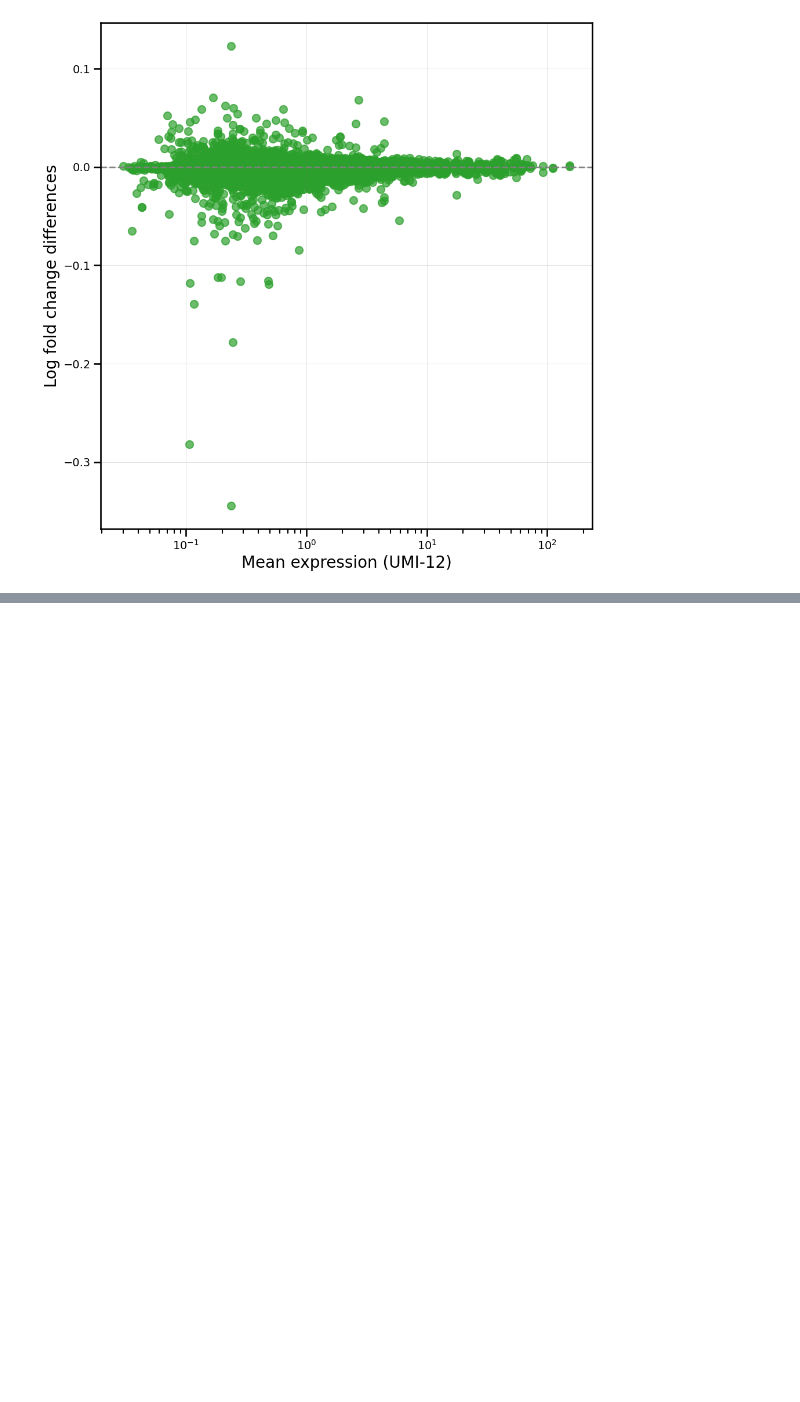
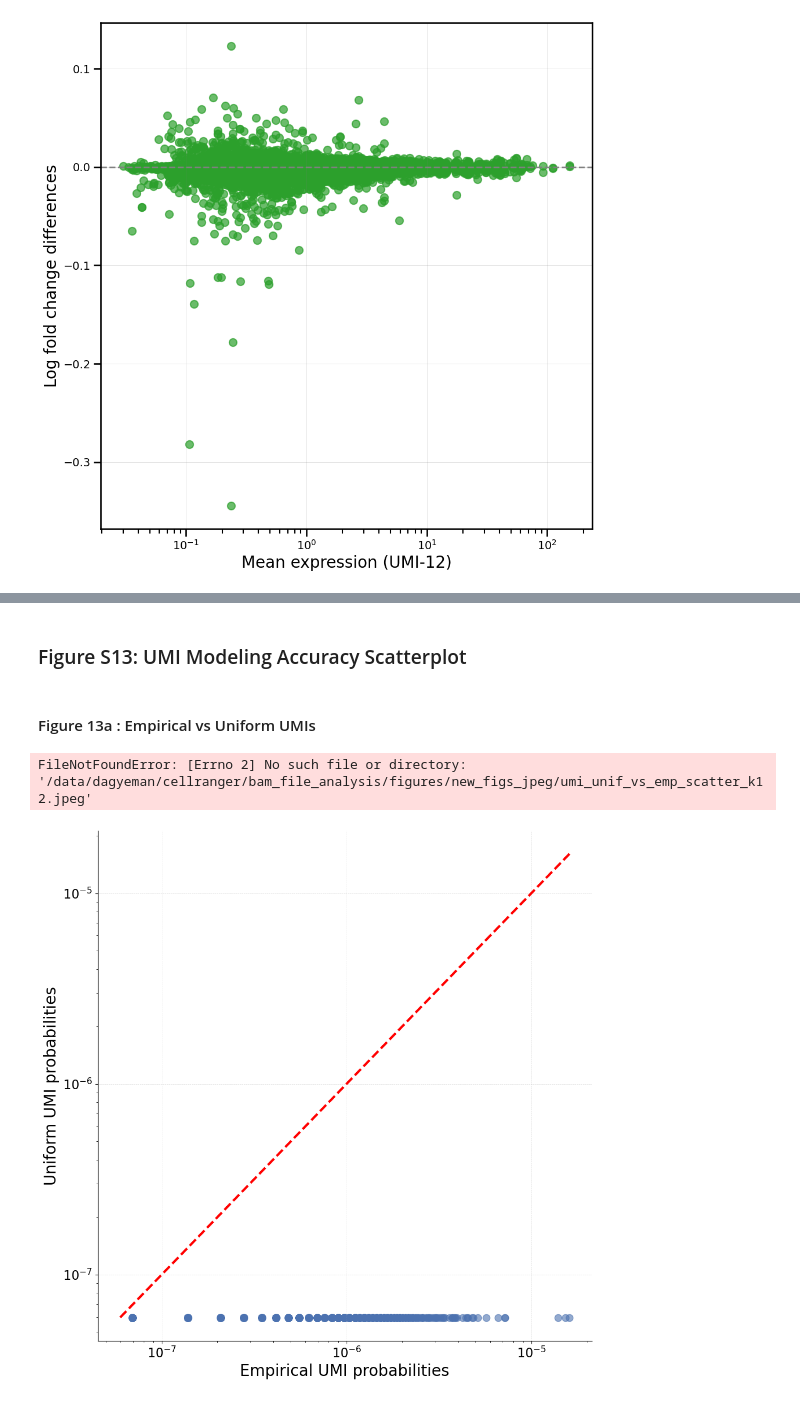
Before and after one commit to agdylan/minimal_UMIs, a Jupyter notebook: main_scripts/manuscript_plot_code.ipynb, the cells around one changed output, grey strips where cells are left out. Cells and saved outputs as stored; diff of their text form; code cells hidden in the pictures; blank space fills up the shorter version.

```diff
--- a/main_scripts/manuscript_plot_code.ipynb
+++ b/main_scripts/manuscript_plot_code.ipynb
@@ -1450,0 +1474,74 @@ CD4.Naive  | n=3071 | SSE naive=0.459984  MSE naive=0.000150 | SSE pred=0.331138
+# %% [markdown]
+### Figure S13: UMI Modeling Accuracy Scatterplot
+# %% [markdown]
+#### Figure 13a : Empirical vs Uniform UMIs
+# %%
+# distributions
+p1 = uniform_umis[12].set_index("UMI")["prob"]      # full support
+p2 = empirical_umis[12].set_index("UMI")["prob"]    # observed support only
+
+# align empirical to the full support of uniform
+p2_aligned = p2.reindex(p1.index, fill_value=0)
+
+df_compare = pd.DataFrame({
+    "uniform": p1,
+    "empirical": p2_aligned
+})
+
+# keep only UMIs that have positive empirical probability
+df_plot = df_compare[df_compare["empirical"] > 0].copy()
+
+fig, ax = plt.subplots(figsize=(10, 10))
+
+# scatter plot
+ax.scatter(
+    df_plot["empirical"],
+    df_plot["uniform"],
+    color="#4C72B0",
+    alpha=0.6,
+    s=80
+)
+
+# diagonal reference line
+max_val = max(df_plot["uniform"].max(), df_plot["empirical"].max())
+min_val = min(df_plot["uniform"].min(), df_plot["empirical"].min())
+
+ax.plot(
+    [min_val, max_val],
+    [min_val, max_val],
+    color="red",
+    linestyle="--",
+    linewidth=3
+)
+
+# log scales
+ax.set_xscale("log")
+ax.set_yscale("log")
+
+# axis labels
+ax.set_xlabel("Empirical UMI probabilities", fontsize=20)
+ax.set_ylabel("Uniform UMI probabilities", fontsize=20)
+
+# tick sizes
+ax.tick_params(axis="both", labelsize=16)
+
+# clean axes
+ax.spines["top"].set_visible(False)
+ax.spines["right"].set_visible(False)
+
+# grid
+ax.grid(True, linestyle="--", linewidth=0.5, alpha=0.5)
+
+plt.tight_layout()
+
+plt.savefig(
+    f"{base_dir}/figures/new_figs_jpeg/umi_unif_vs_emp_scatter_k12.jpeg",
+    dpi=400,
+    format="jpeg",
+    bbox_inches="tight"
+)
+
+plt.show()
+# %% [output]
+FileNotFoundError: [Errno 2] No such file or directory: '/data/dagyeman/cellranger/bam_file_analysis/figures/new_figs_jpeg/umi_unif_vs_emp_scatter_k12.jpeg'
+[figure, added]
```
Also changed, not shown: parts of 52 cells of this notebook.
